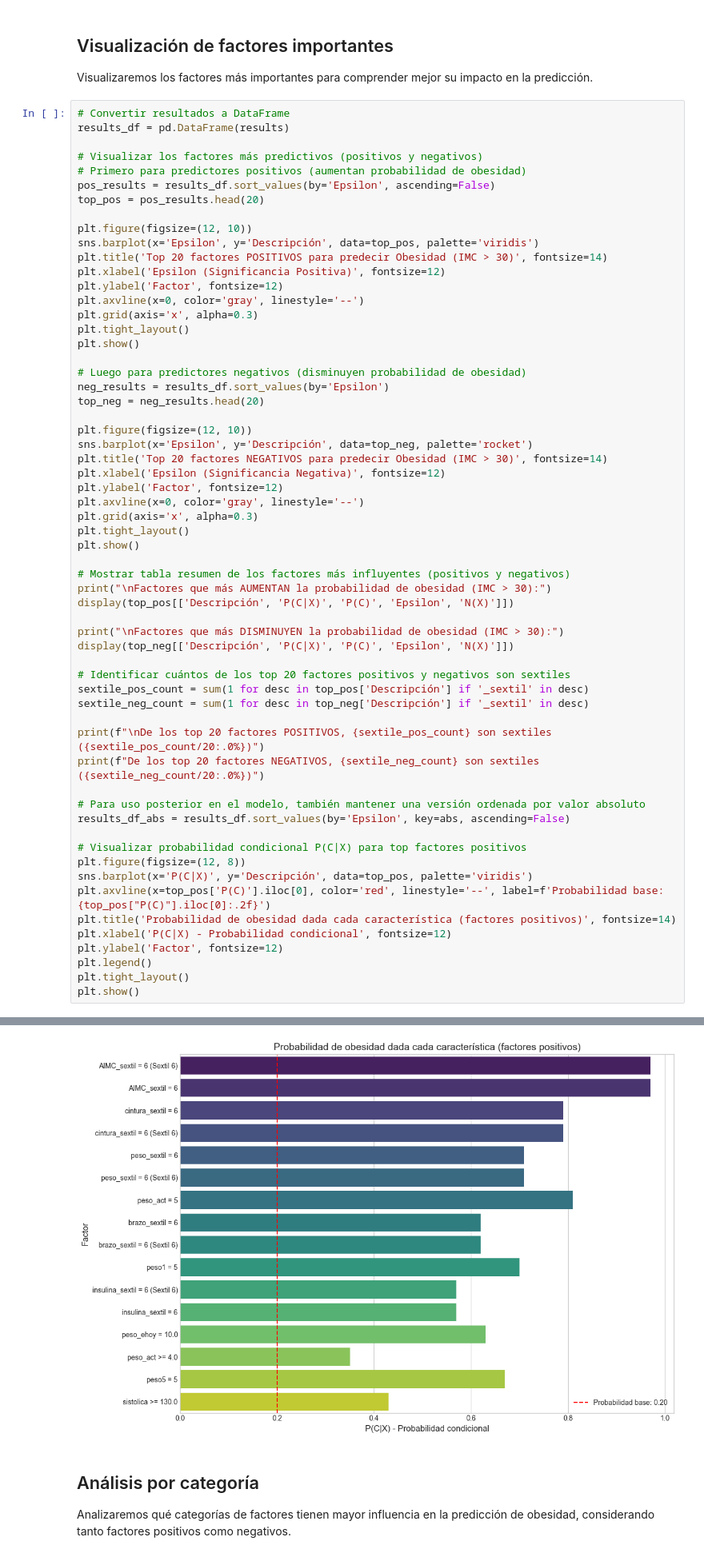
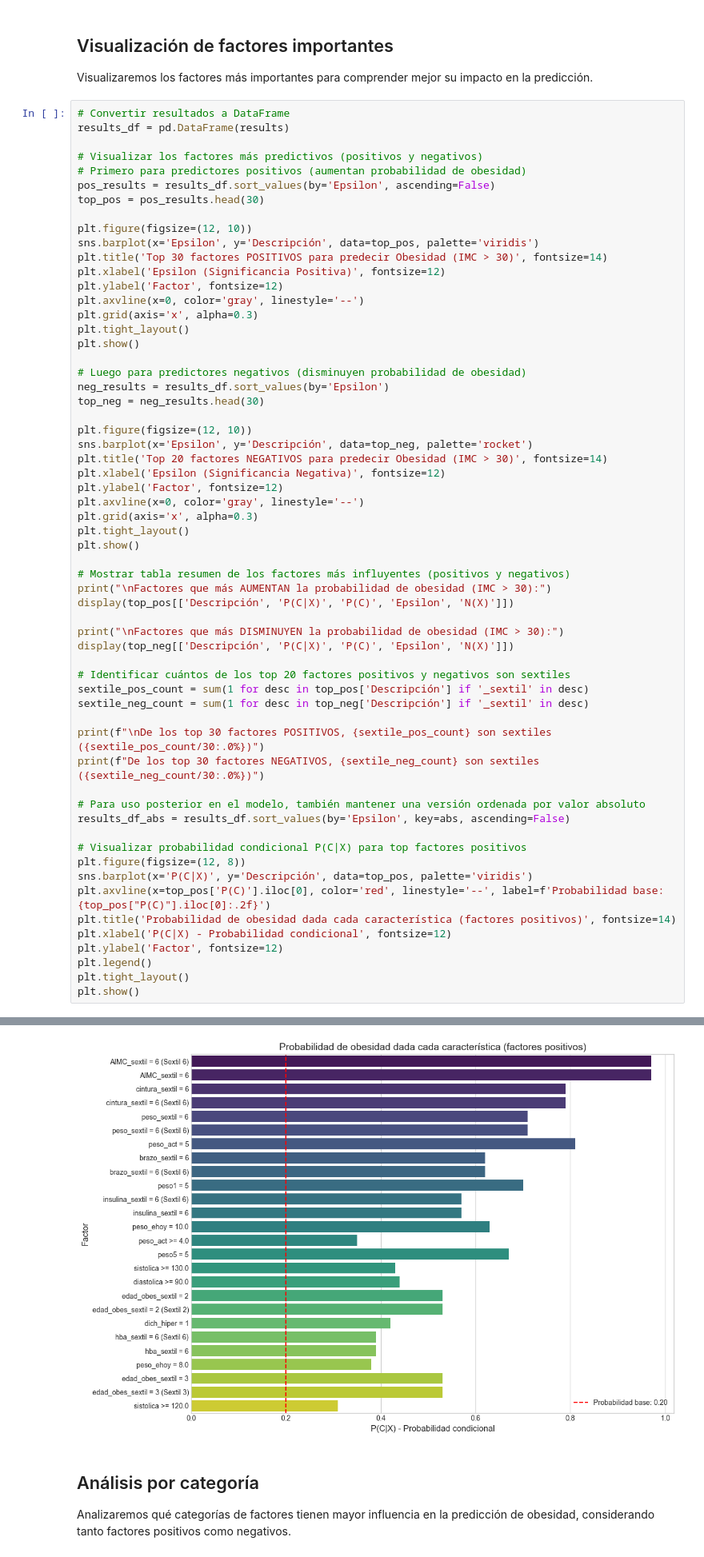
Before and after one commit to ThanosDrossos/MineriaDatosUNAM, a Jupyter notebook: code/proyecto final/bayes_ejercicio.ipynb, the cells around one changed output, grey strips where cells are left out. Shown at 80% size. Saved outputs shown, nothing was run; the diff lists cells and outputs as text.

Commit message:
added more factores

```diff
--- a/code/proyecto final/bayes_ejercicio.ipynb
+++ b/code/proyecto final/bayes_ejercicio.ipynb
@@ -830,11 +830,11 @@ results_df = pd.DataFrame(results)
 # Visualizar los factores más predictivos (positivos y negativos)
 # Primero para predictores positivos (aumentan probabilidad de obesidad)
 pos_results = results_df.sort_values(by='Epsilon', ascending=False)
-top_pos = pos_results.head(20)
+top_pos = pos_results.head(30)
 
 plt.figure(figsize=(12, 10))
 sns.barplot(x='Epsilon', y='Descripción', data=top_pos, palette='viridis')
-plt.title('Top 20 factores POSITIVOS para predecir Obesidad (IMC > 30)', fontsize=14)
+plt.title('Top 30 factores POSITIVOS para predecir Obesidad (IMC > 30)', fontsize=14)
 plt.xlabel('Epsilon (Significancia Positiva)', fontsize=12)
 plt.ylabel('Factor', fontsize=12)
 plt.axvline(x=0, color='gray', linestyle='--')
@@ -844,7 +844,7 @@ plt.show()
 
 # Luego para predictores negativos (disminuyen probabilidad de obesidad)
 neg_results = results_df.sort_values(by='Epsilon')
-top_neg = neg_results.head(20)
+top_neg = neg_results.head(30)
 
 plt.figure(figsize=(12, 10))
 sns.barplot(x='Epsilon', y='Descripción', data=top_neg, palette='rocket')
@@ -867,8 +867,8 @@ display(top_neg[['Descripción', 'P(C|X)', 'P(C)', 'Epsilon', 'N(X)']])
 sextile_pos_count = sum(1 for desc in top_pos['Descripción'] if '_sextil' in desc)
 sextile_neg_count = sum(1 for desc in top_neg['Descripción'] if '_sextil' in desc)
 
-print(f"\nDe los top 20 factores POSITIVOS, {sextile_pos_count} son sextiles ({sextile_pos_count/20:.0%})")
-print(f"De los top 20 factores NEGATIVOS, {sextile_neg_count} son sextiles ({sextile_neg_count/20:.0%})")
+print(f"\nDe los top 30 factores POSITIVOS, {sextile_pos_count} son sextiles ({sextile_pos_count/30:.0%})")
+print(f"De los top 30 factores NEGATIVOS, {sextile_neg_count} son sextiles ({sextile_neg_count/30:.0%})")
 
 # Para uso posterior en el modelo, también mantener una versión ordenada por valor absoluto
 results_df_abs = results_df.sort_values(by='Epsilon', key=abs, ascending=False)
@@ -933,7 +933,7 @@ De los top 20 factores NEGATIVOS, 16 son sextiles (80%)
 Passing `palette` without assigning `hue` is deprecated and will be removed in v0.14.0. Assign the `y` variable to `hue` and set `legend=False` for the same effect.
 
   sns.barplot(x='P(C|X)', y='Descripción', data=top_pos, palette='viridis')
-[figure, old version]
+[figure, new version]
 # %% [markdown]
 ## Análisis por categoría
 
```
Also changed, not shown: parts of 1 cell of this notebook.
